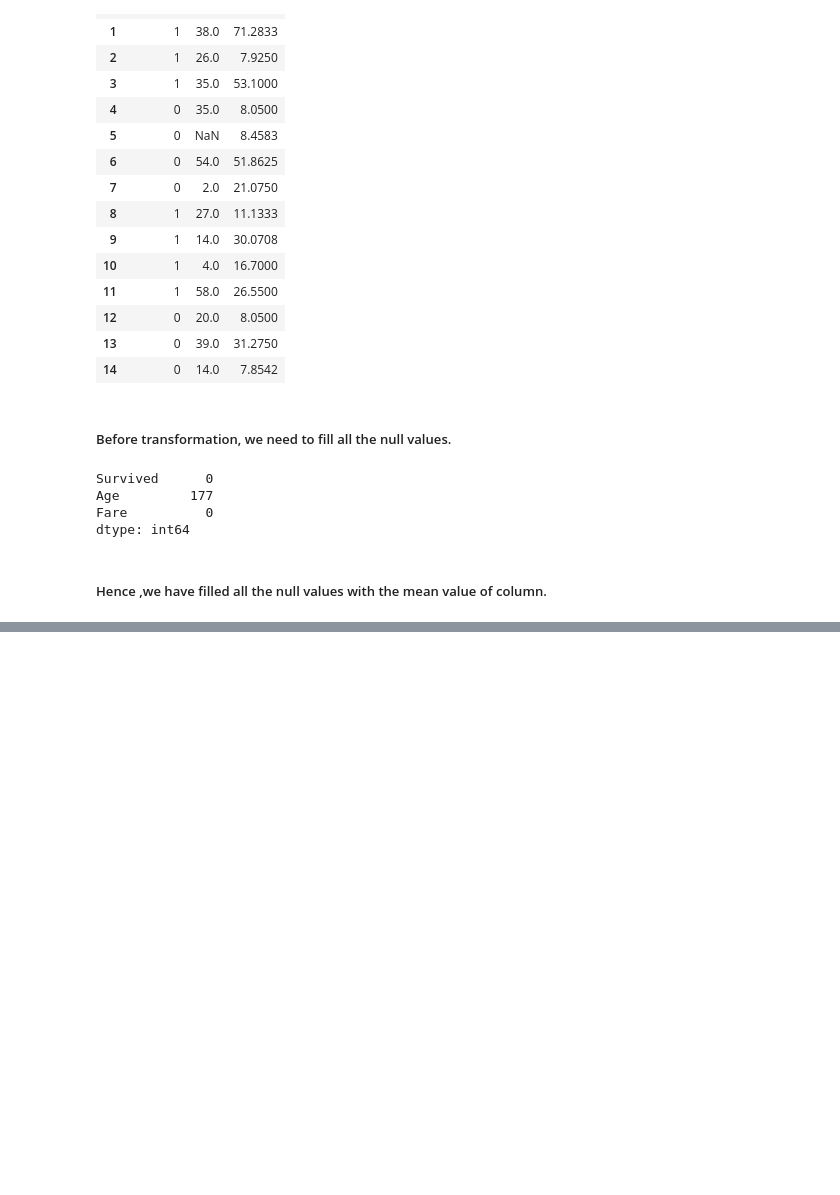
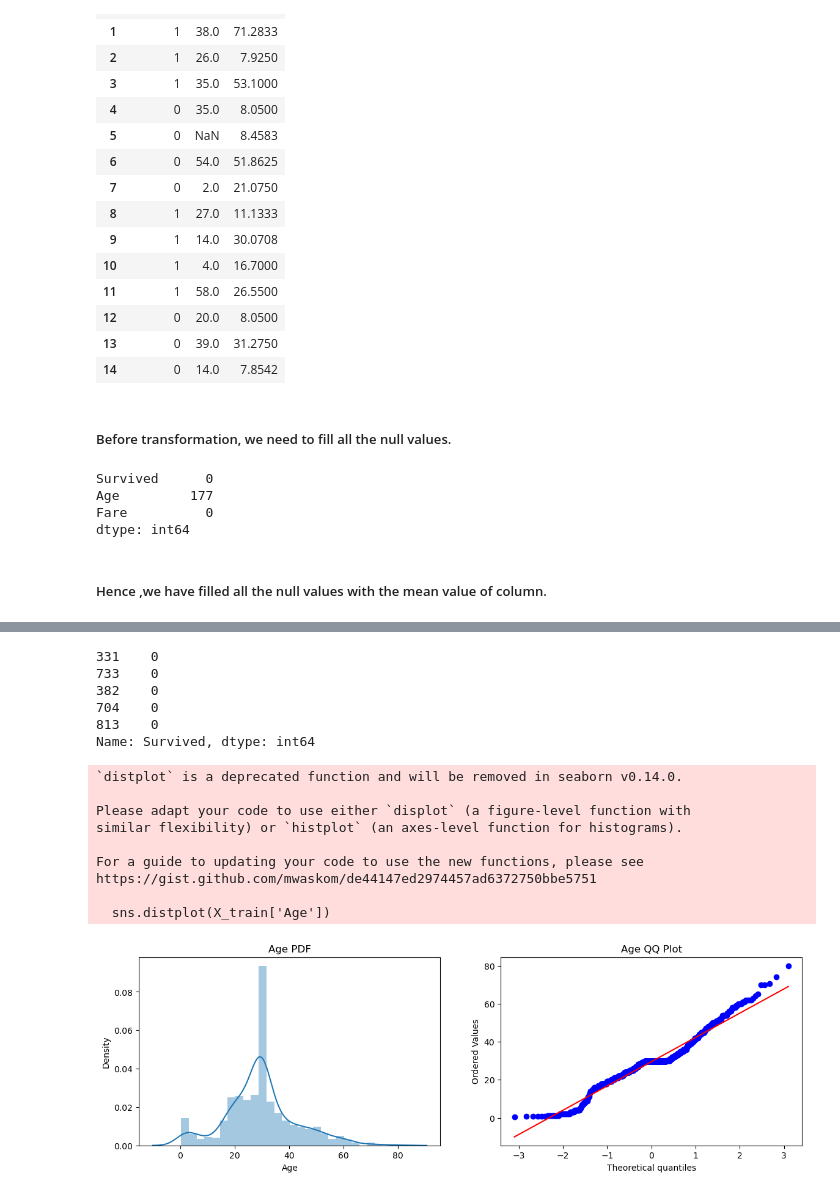
Before and after one commit to Shreyasb1015/Machine-Learning, a Jupyter notebook: variable-transformation/function-transformer.ipynb, the cells around one changed output, grey strips where cells are left out. Saved outputs shown, nothing was run; the diff lists cells and outputs as text; code cells hidden in the pictures; blank space fills up the shorter version.

Commit message:
function transformer

```diff
--- a/variable-transformation/function-transformer.ipynb
+++ b/variable-transformation/function-transformer.ipynb
@@ -71,3 +71,8 @@ dtype: int64
 df['Age'].fillna(df['Age'].mean(),inplace=True)
 # %% [markdown]
 ##### Hence ,we have filled all the null values with the mean value of column.
+# %%
+X = df.iloc[:,1:3]
+y = df.iloc[:,0]
+# %%
+X_train, X_test, y_train, y_test = train_test_split(X,y,test_size=0.2,random_state=42)
@@ -73,0 +88,31 @@ df['Age'].fillna(df['Age'].mean(),inplace=True)
+# %%
+y_train.head()
+# %% [output]
+331    0
+733    0
+382    0
+704    0
+813    0
+Name: Survived, dtype: int64
+# %%
+plt.figure(figsize=(14,4))
+plt.subplot(121)
+sns.distplot(X_train['Age'])
+plt.title('Age PDF')
+
+plt.subplot(122)
+stats.probplot(X_train['Age'], dist="norm", plot=plt)
+plt.title('Age QQ Plot')
+
+plt.show()
+# %% [output]
+`distplot` is a deprecated function and will be removed in seaborn v0.14.0.
+
+Please adapt your code to use either `displot` (a figure-level function with
+similar flexibility) or `histplot` (an axes-level function for histograms).
+
+For a guide to updating your code to use the new functions, please see
+https://gist.github.com/mwaskom/de44147ed2974457ad6372750bbe5751
+
+  sns.distplot(X_train['Age'])
+[figure, added]
```
Also changed, not shown: parts of 1 cell of this notebook.
